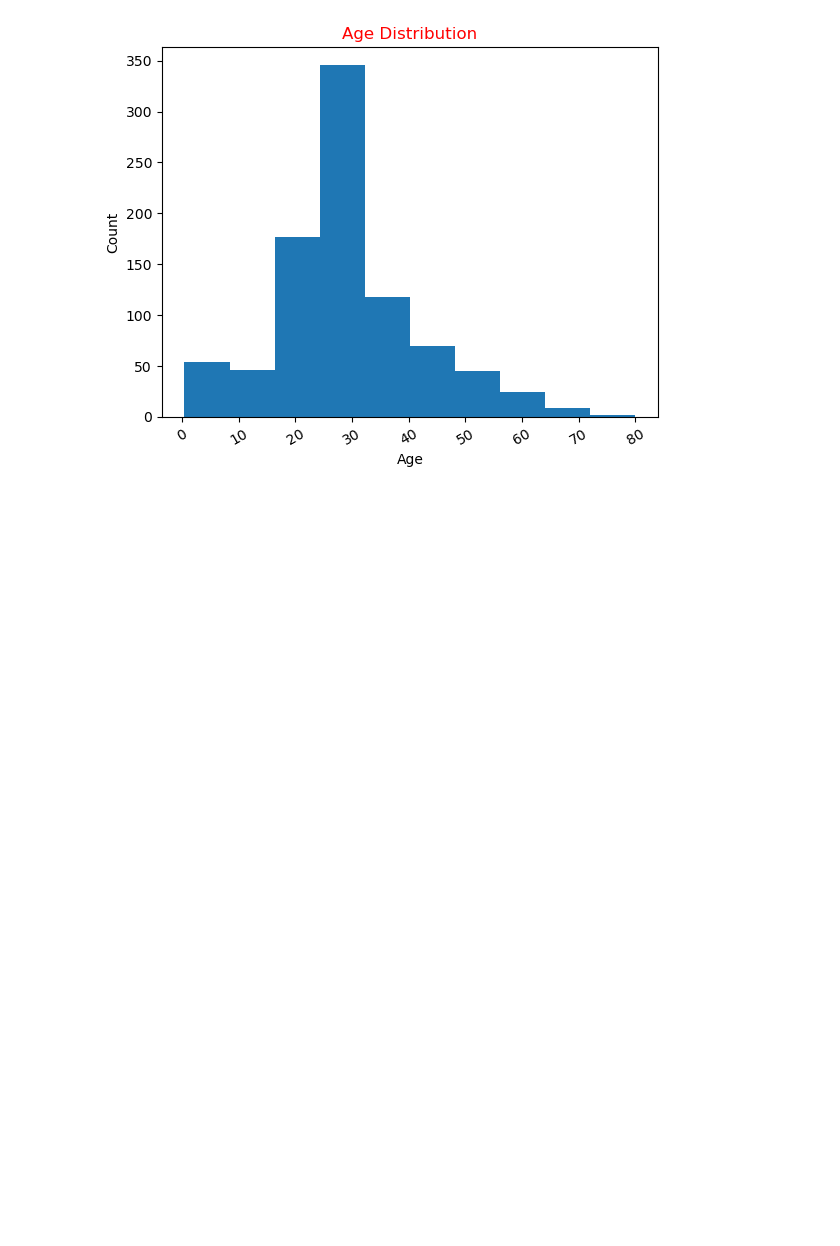
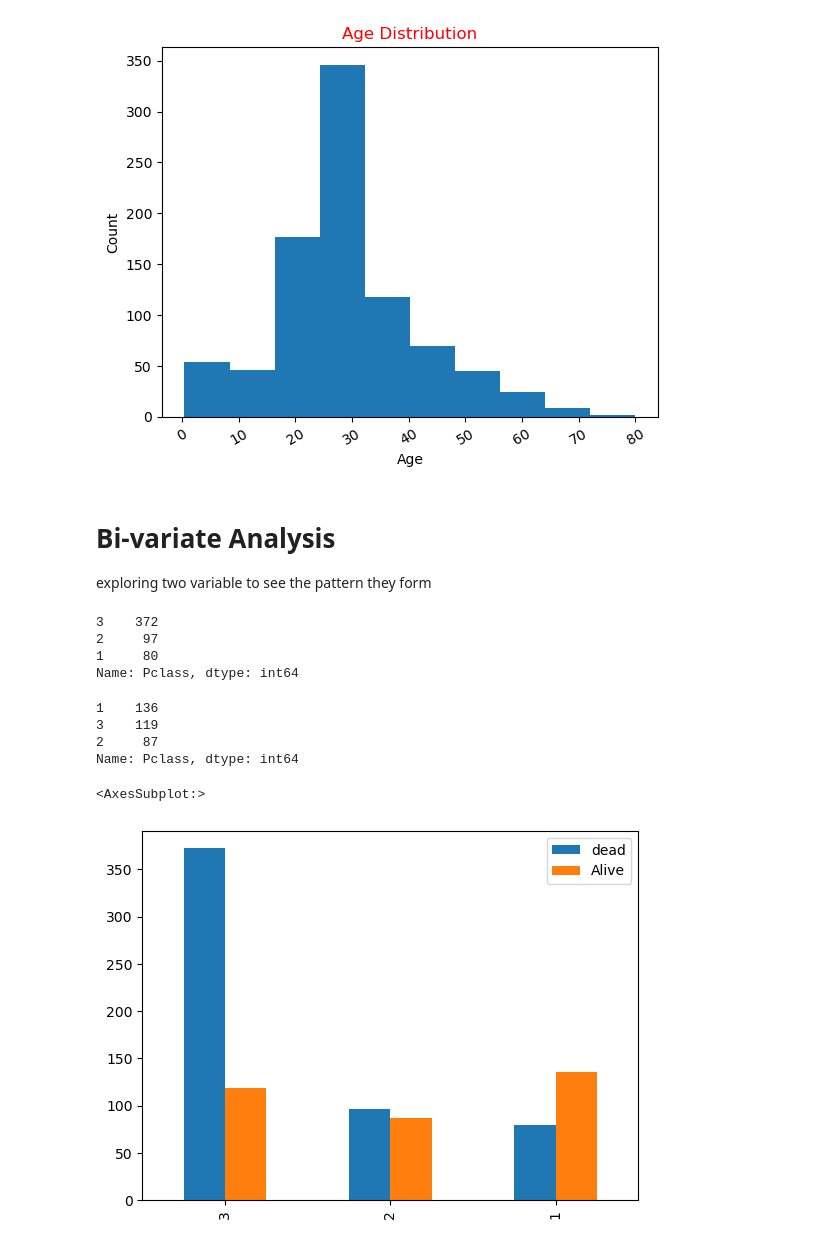
Before and after one commit to fizzle1759/Data-Exploration-using-Titanic-Data-set, a Jupyter notebook: Data Exploration.ipynb, the cells around one changed output. Saved outputs shown, nothing was run; the diff lists cells and outputs as text; code cells hidden in the pictures; blank space fills up the shorter version.

```diff
--- a/Data Exploration.ipynb
+++ b/Data Exploration.ipynb
@@ -282,3 +282,29 @@ plt.xticks(rotation=30)
 plt.show()
 # %% [output]
 [figure]
+# %% [markdown]
+# Bi-variate Analysis
+exploring two variable to see the pattern they form
+# %%
+dead= df.query("Survived==0")["Pclass"].value_counts()
+# %% [output]
+3    372
+2     97
+1     80
+Name: Pclass, dtype: int64
+# %%
+alive=df.query("Survived==1")["Pclass"].value_counts()
+# %%
+dead= df.query("Survived==0")["Pclass"].value_counts()
+df.query("Survived==1")["Pclass"].value_counts()
+# %% [output]
+1    136
+3    119
+2     87
+Name: Pclass, dtype: int64
+# %%
+i = pd.concat([dead,alive], axis =1, keys=["dead","Alive"])
+i.plot(kind="bar")
+# %% [output]
+<AxesSubplot:>
+[figure, added]
```
Also changed, not shown: parts of 5 cells of this notebook.
